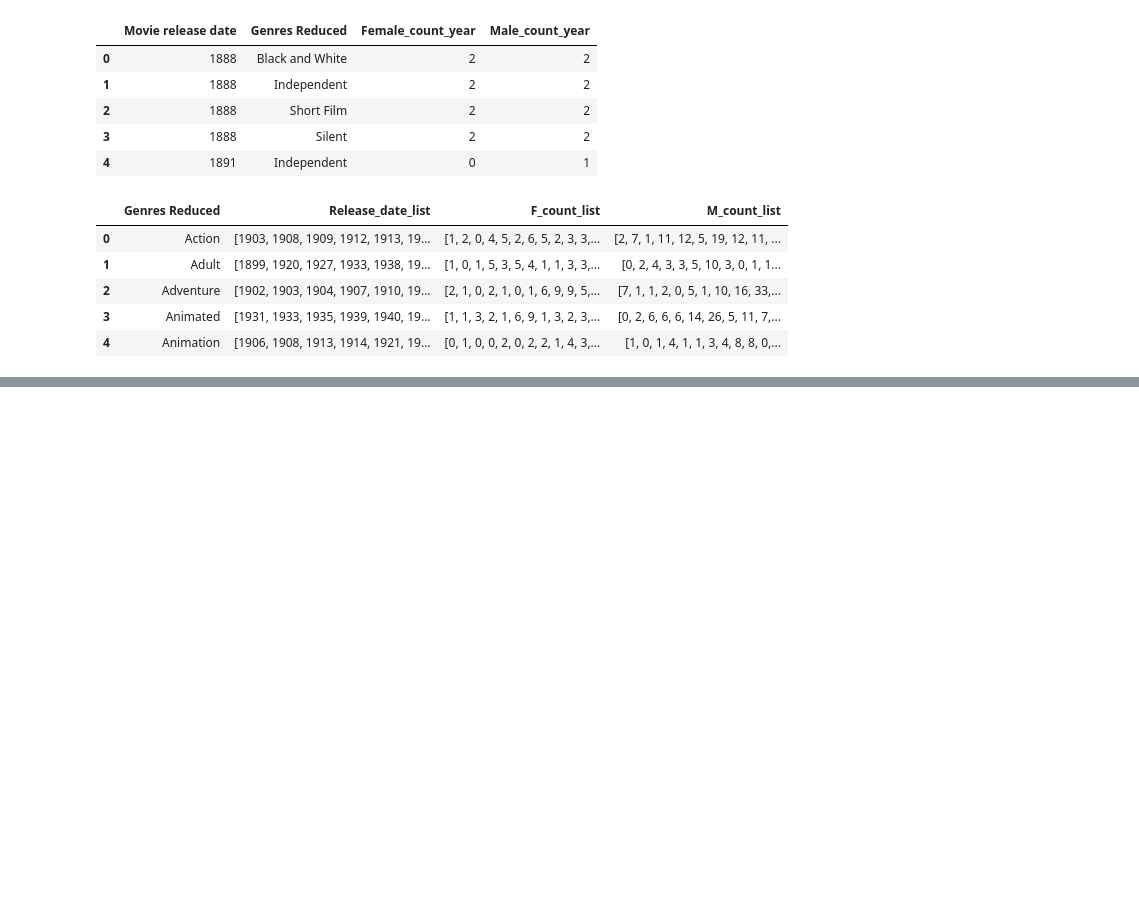
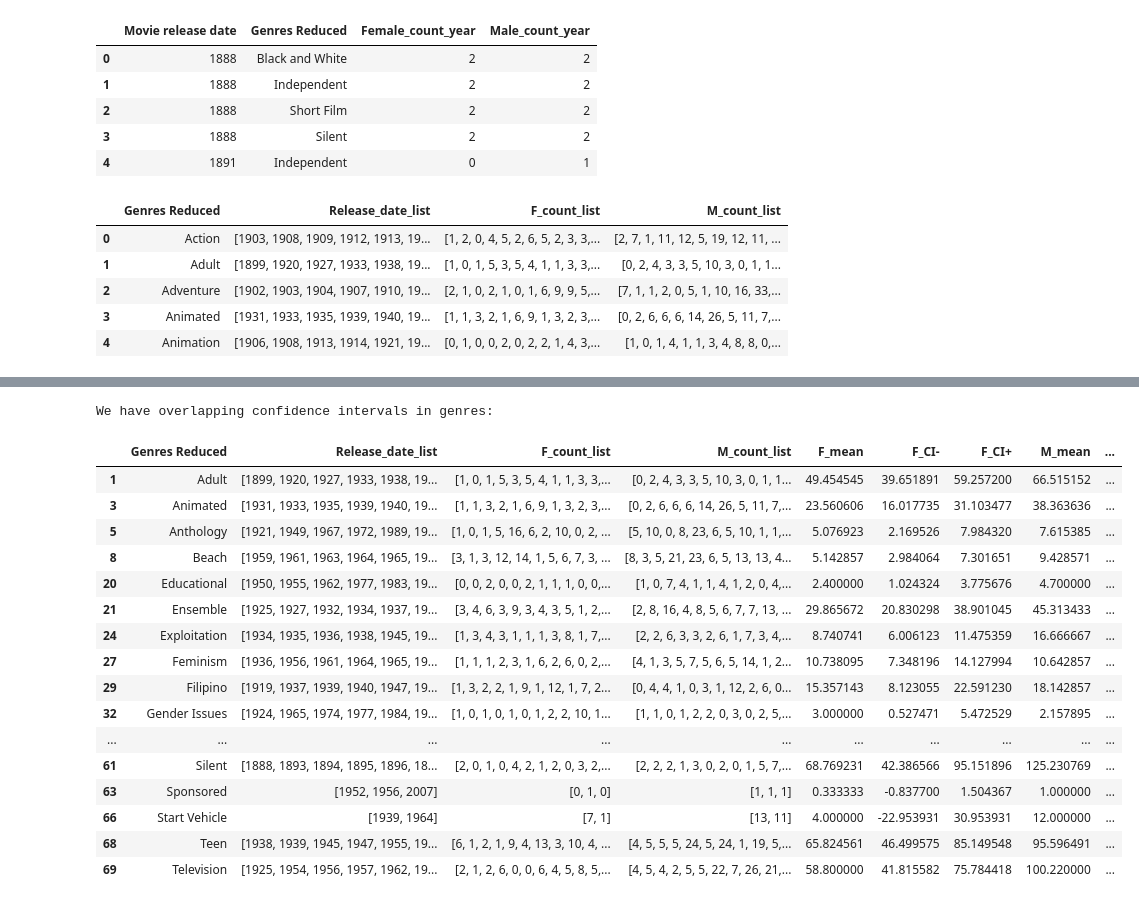
Before and after one commit to aristo6253/CS-401-ADAknow-Milestone2, a Jupyter notebook: gender_by_genre_time.ipynb, the cells around one changed output, grey strips where cells are left out. Cells and saved outputs as stored; diff of their text form; code cells hidden in the pictures; blank space fills up the shorter version.

```diff
--- a/gender_by_genre_time.ipynb
+++ b/gender_by_genre_time.ipynb
@@ -221,0 +281,27 @@ plot_3 = plot_genres(character_meta_genre_year_final, 61, 77)
+# %%
+# Print warning if there's overlaps
+mask = character_meta_genre_year_final['CI binary indicator'] == 1
+if len(character_meta_genre_year_final[character_meta_genre_year_final['CI binary indicator'] == 1]) > 0:
+    print('We have overlapping confidence intervals in genres:')
+    display(character_meta_genre_year_final[character_meta_genre_year_final['CI binary indicator'] == 1])
+else:
+    print('No overlapping confidence intervals')
+# %% [output]
+We have overlapping confidence intervals in genres:
+|  | Genres Reduced | Release_date_list | F_count_list | M_count_list | F_mean | F_CI- | F_CI+ | M_mean | ... |
+| 1 | Adult | [1899, 1920, 1927, 1933, 1938, 19... | [1, 0, 1, 5, 3, 5, 4, 1, 1, 3, 3,... | [0, 2, 4, 3, 3, 5, 10, 3, 0, 1, 1... | 49.454545 | 39.651891 | 59.257200 | 66.515152 | ... |
+| 3 | Animated | [1931, 1933, 1935, 1939, 1940, 19... | [1, 1, 3, 2, 1, 6, 9, 1, 3, 2, 3,... | [0, 2, 6, 6, 6, 14, 26, 5, 11, 7,... | 23.560606 | 16.017735 | 31.103477 | 38.363636 | ... |
+| 5 | Anthology | [1921, 1949, 1967, 1972, 1989, 19... | [1, 0, 1, 5, 16, 6, 2, 10, 0, 2, ... | [5, 10, 0, 8, 23, 6, 5, 10, 1, 1,... | 5.076923 | 2.169526 | 7.984320 | 7.615385 | ... |
+| 8 | Beach | [1959, 1961, 1963, 1964, 1965, 19... | [3, 1, 3, 12, 14, 1, 5, 6, 7, 3, ... | [8, 3, 5, 21, 23, 6, 5, 13, 13, 4... | 5.142857 | 2.984064 | 7.301651 | 9.428571 | ... |
+| 20 | Educational | [1950, 1955, 1962, 1977, 1983, 19... | [0, 0, 2, 0, 0, 2, 1, 1, 1, 0, 0,... | [1, 0, 7, 4, 1, 1, 4, 1, 2, 0, 4,... | 2.400000 | 1.024324 | 3.775676 | 4.700000 | ... |
+| 21 | Ensemble | [1925, 1927, 1932, 1934, 1937, 19... | [3, 4, 6, 3, 9, 3, 4, 3, 5, 1, 2,... | [2, 8, 16, 4, 8, 5, 6, 7, 7, 13, ... | 29.865672 | 20.830298 | 38.901045 | 45.313433 | ... |
+| 24 | Exploitation | [1934, 1935, 1936, 1938, 1945, 19... | [1, 3, 4, 3, 1, 1, 1, 3, 8, 1, 7,... | [2, 2, 6, 3, 3, 2, 6, 1, 7, 3, 4,... | 8.740741 | 6.006123 | 11.475359 | 16.666667 | ... |
+| 27 | Feminism | [1936, 1956, 1961, 1964, 1965, 19... | [1, 1, 1, 2, 3, 1, 6, 2, 6, 0, 2,... | [4, 1, 3, 5, 7, 5, 6, 5, 14, 1, 2... | 10.738095 | 7.348196 | 14.127994 | 10.642857 | ... |
+| 29 | Filipino | [1919, 1937, 1939, 1940, 1947, 19... | [1, 3, 2, 2, 1, 9, 1, 12, 1, 7, 2... | [0, 4, 4, 1, 0, 3, 1, 12, 2, 6, 0... | 15.357143 | 8.123055 | 22.591230 | 18.142857 | ... |
+| 32 | Gender Issues | [1924, 1965, 1974, 1977, 1984, 19... | [1, 0, 1, 0, 1, 0, 1, 2, 2, 10, 1... | [1, 1, 0, 1, 2, 2, 0, 3, 0, 2, 5,... | 3.000000 | 0.527471 | 5.472529 | 2.157895 | ... |
+| ... | ... | ... | ... | ... | ... | ... | ... | ... | ... |
+| 61 | Silent | [1888, 1893, 1894, 1895, 1896, 18... | [2, 0, 1, 0, 4, 2, 1, 2, 0, 3, 2,... | [2, 2, 2, 1, 3, 0, 2, 0, 1, 5, 7,... | 68.769231 | 42.386566 | 95.151896 | 125.230769 | ... |
+| 63 | Sponsored | [1952, 1956, 2007] | [0, 1, 0] | [1, 1, 1] | 0.333333 | -0.837700 | 1.504367 | 1.000000 | ... |
+| 66 | Start Vehicle | [1939, 1964] | [7, 1] | [13, 11] | 4.000000 | -22.953931 | 30.953931 | 12.000000 | ... |
+| 68 | Teen | [1938, 1939, 1945, 1947, 1955, 19... | [6, 1, 2, 1, 9, 4, 13, 3, 10, 4, ... | [4, 5, 5, 5, 24, 5, 24, 1, 19, 5,... | 65.824561 | 46.499575 | 85.149548 | 95.596491 | ... |
+| 69 | Television | [1925, 1954, 1956, 1957, 1962, 19... | [2, 1, 2, 6, 0, 0, 6, 4, 5, 8, 5,... | [4, 5, 4, 2, 5, 5, 22, 7, 26, 21,... | 58.800000 | 41.815582 | 75.784418 | 100.220000 | ... |
```
Also changed, not shown: parts of 17 cells of this notebook.
